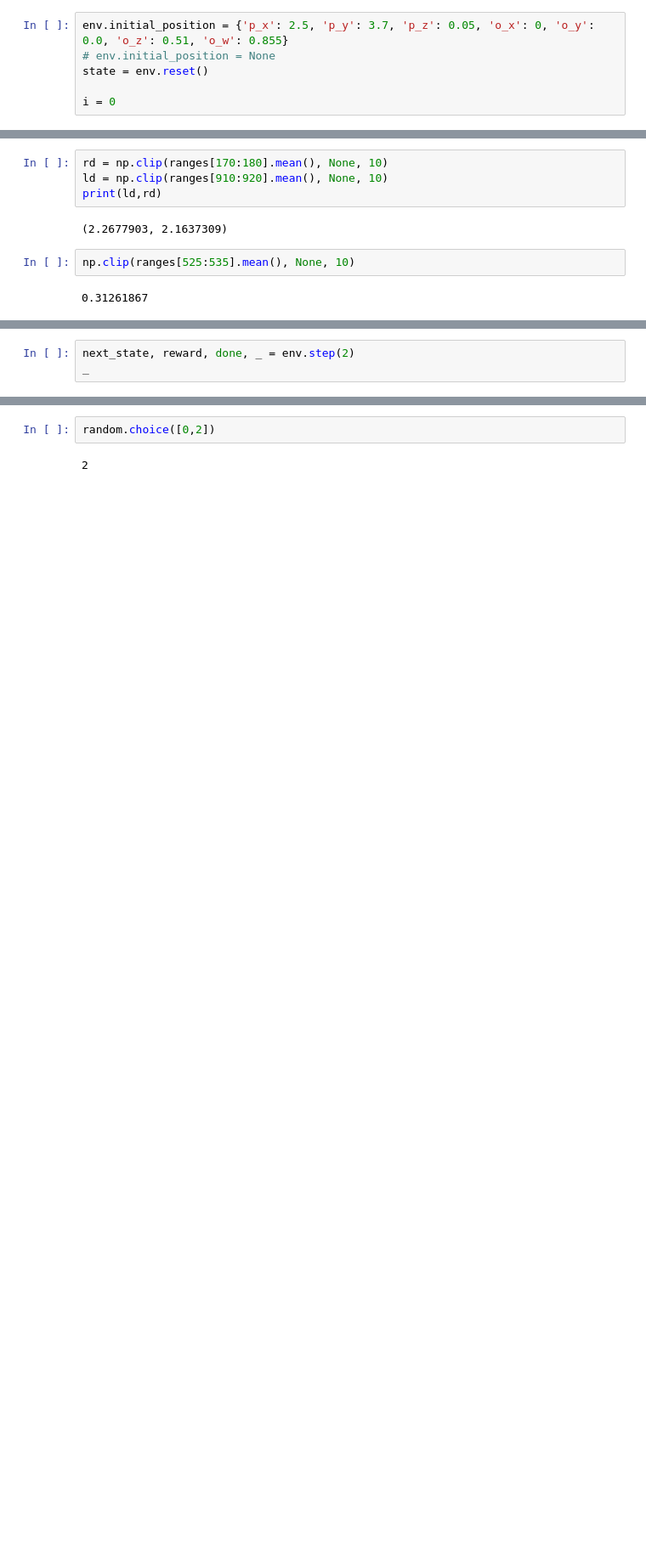
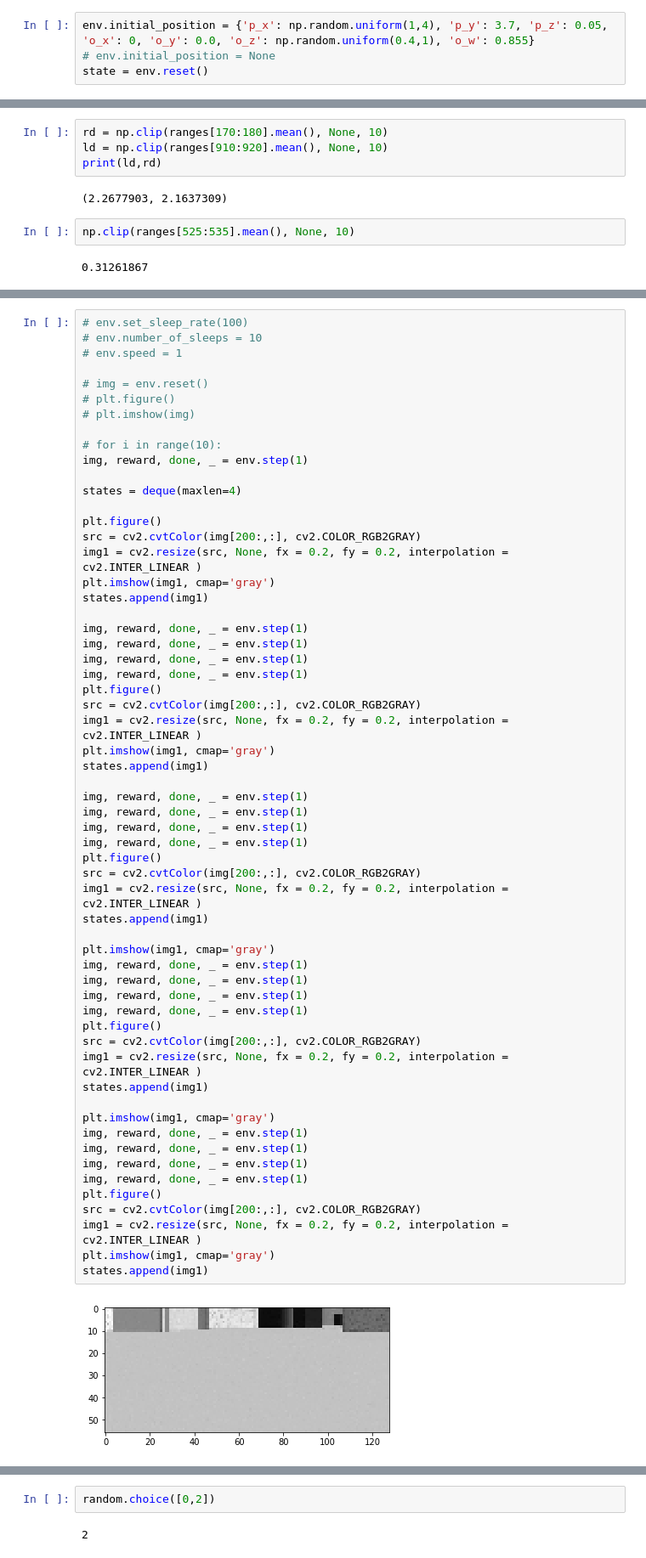
Before and after one commit to karray/neuroracer, a Jupyter notebook: neuroracer_gym_rl/q_learning.ipynb, the cells around one changed output, grey strips where cells are left out. Shown at 85% size. Drawn from its saved outputs; the diff is of its cells as text; blank space fills up the shorter version.

```diff
--- a/neuroracer_gym_rl/q_learning.ipynb
+++ b/neuroracer_gym_rl/q_learning.ipynb
@@ -41,7 +37,5 @@ WARN: gym.spaces.Box autodetected dtype as <type 'numpy.float32'>. Please provid
 # %%
-env.initial_position = {'p_x': 2.5, 'p_y': 3.7, 'p_z': 0.05, 'o_x': 0, 'o_y': 0.0, 'o_z': 0.51, 'o_w': 0.855}
+env.initial_position = {'p_x': np.random.uniform(1,4), 'p_y': 3.7, 'p_z': 0.05, 'o_x': 0, 'o_y': 0.0, 'o_z': np.random.uniform(0.4,1), 'o_w': 0.855}
 # env.initial_position = None
 state = env.reset()
-
-i = 0
 # %% [output]
@@ -77,3 +57,0 @@ np.where(ranges<1)
-# %%
-next_state, reward, done, _ = env.step(2)
-_
@@ -85,0 +114,61 @@ _
+# %%
+# env.set_sleep_rate(100)
+# env.number_of_sleeps = 10
+# env.speed = 1
+
+# img = env.reset()
+# plt.figure()
+# plt.imshow(img)
+
+# for i in range(10):
+img, reward, done, _ = env.step(1)
+
+states = deque(maxlen=4)
+
+plt.figure()
+src = cv2.cvtColor(img[200:,:], cv2.COLOR_RGB2GRAY)
+img1 = cv2.resize(src, None, fx = 0.2, fy = 0.2, interpolation = cv2.INTER_LINEAR )
+plt.imshow(img1, cmap='gray')
+states.append(img1)
+
+img, reward, done, _ = env.step(1)
+img, reward, done, _ = env.step(1)
+img, reward, done, _ = env.step(1)
+img, reward, done, _ = env.step(1)
+plt.figure()
+src = cv2.cvtColor(img[200:,:], cv2.COLOR_RGB2GRAY)
+img1 = cv2.resize(src, None, fx = 0.2, fy = 0.2, interpolation = cv2.INTER_LINEAR )
+plt.imshow(img1, cmap='gray')
+states.append(img1)
+
+img, reward, done, _ = env.step(1)
+img, reward, done, _ = env.step(1)
+img, reward, done, _ = env.step(1)
+img, reward, done, _ = env.step(1)
+plt.figure()
+src = cv2.cvtColor(img[200:,:], cv2.COLOR_RGB2GRAY)
+img1 = cv2.resize(src, None, fx = 0.2, fy = 0.2, interpolation = cv2.INTER_LINEAR )
+states.append(img1)
+
+plt.imshow(img1, cmap='gray')
+img, reward, done, _ = env.step(1)
+img, reward, done, _ = env.step(1)
+img, reward, done, _ = env.step(1)
+img, reward, done, _ = env.step(1)
+plt.figure()
+src = cv2.cvtColor(img[200:,:], cv2.COLOR_RGB2GRAY)
+img1 = cv2.resize(src, None, fx = 0.2, fy = 0.2, interpolation = cv2.INTER_LINEAR )
+states.append(img1)
+
+plt.imshow(img1, cmap='gray')
+img, reward, done, _ = env.step(1)
+img, reward, done, _ = env.step(1)
+img, reward, done, _ = env.step(1)
+img, reward, done, _ = env.step(1)
+plt.figure()
+src = cv2.cvtColor(img[200:,:], cv2.COLOR_RGB2GRAY)
+img1 = cv2.resize(src, None, fx = 0.2, fy = 0.2, interpolation = cv2.INTER_LINEAR )
+plt.imshow(img1, cmap='gray')
+states.append(img1)
+# %% [output]
+[figure, added]
```
Also changed, not shown: parts of 42 cells of this notebook.
